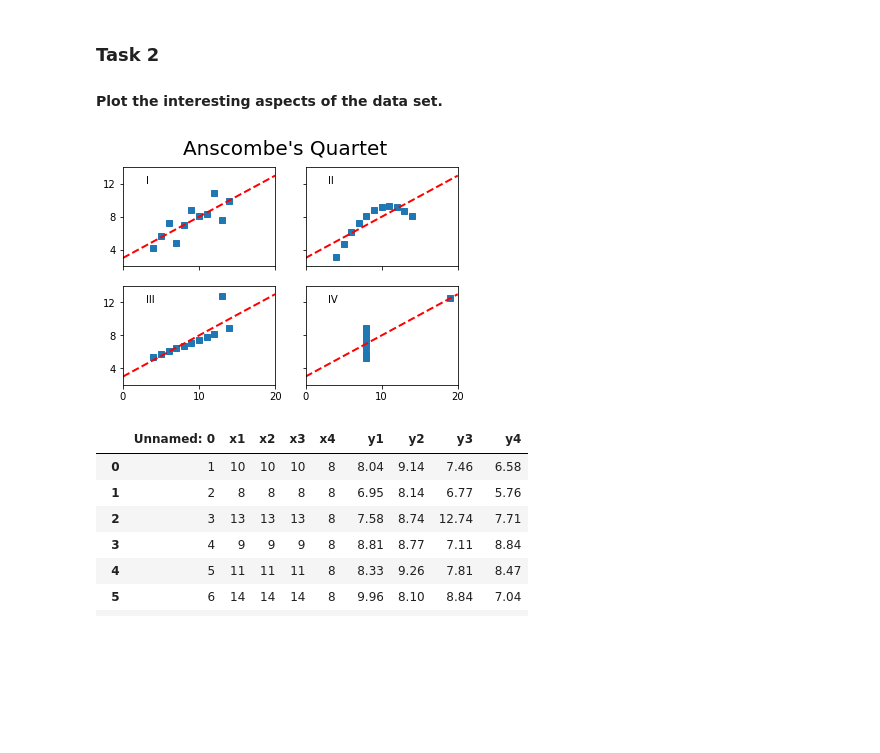
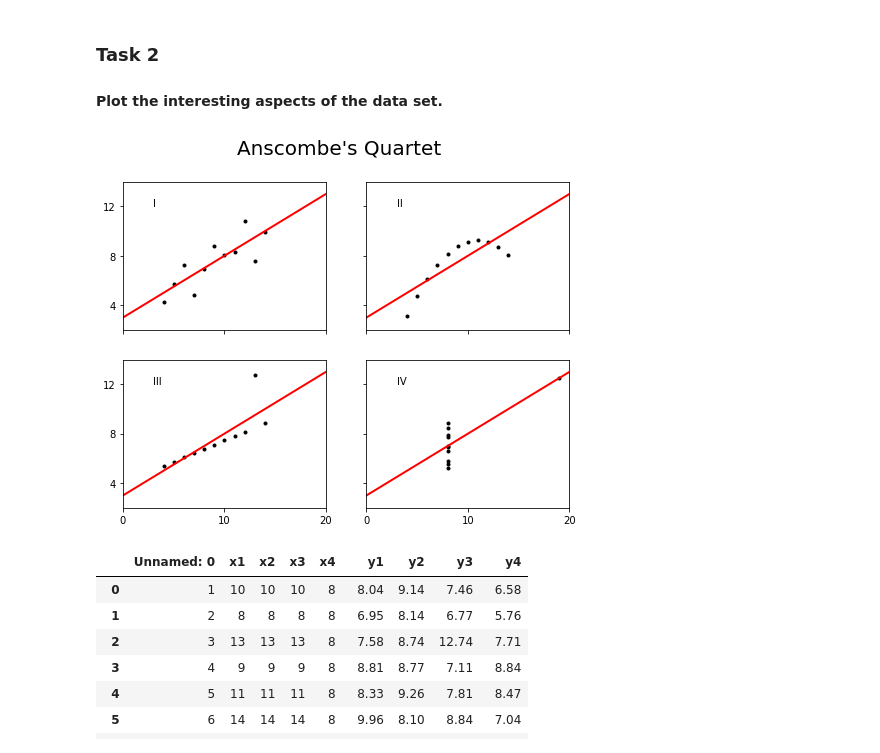
Before and after one commit to SimonMcLain/Fundaments-of-Data-Analysis---Practicals, a Jupyter notebook: Fundamentals-of-Data-Analysis-Practical.ipynb, the cells around one changed output. Saved outputs shown, nothing was run; the diff lists cells and outputs as text; code cells hidden in the pictures; blank space fills up the shorter version.

```diff
--- a/Fundamentals-of-Data-Analysis-Practical.ipynb
+++ b/Fundamentals-of-Data-Analysis-Practical.ipynb
@@ -46,4 +46,6 @@ Advanced mathematical and staticial knowledge is required to reproduce datasets
 import matplotlib.pyplot as plt
 import pandas as pd
 import numpy as np
+# This just sets the default plot size to be bigger.
+plt.rcParams['figure.figsize'] = (8, 6)
 # %%
@@ -60,7 +62,7 @@ y3 = df.loc[:,'y3']
 x4 = df.loc[:,'x4']
 y4 = df.loc[:,'y4']
 # %%
-# define a function to create a linear regession line to fit onto each chart
+# define a function to create a linear regession line to fit onto each chart. Cell In[95] provides the values for this field
 def fit(x):
     return 3 + 0.5 * x
 
@@ -71,41 +73,41 @@ xfit = np.array([np.min(0), np.max(20)])
 # create subplots
 plt.subplot(2, 2, 1)
 # plot the first of the quartets with a fit line
-plt.plot(x1, y1, 's', xfit, fit(xfit), 'r--', lw=2)
+plt.plot(x1, y1, 'k.', xfit, fit(xfit), 'r-', lw=2)
 # set the scale for the axis
 plt.axis([2, 20, 2, 14])
 # label the tick marks axis scale
 plt.setp(plt.gca(), xticklabels=[], yticks=(4, 8, 12), xticks=(0, 10, 20))
 # label the subplot
 plt.text(3, 12, 'I', fontsize=10)
 
 plt.subplot(2, 2, 2)
-plt.plot(x3, y2, 's', xfit, fit(xfit), 'r--', lw=2)
+plt.plot(x3, y2, 'k.', xfit, fit(xfit), 'r-', lw=2)
 plt.axis([2, 20, 2, 14])
 plt.setp(plt.gca(), xticks=(0, 10, 20), xticklabels=[],
          yticks=(4, 8, 12), yticklabels=[], )
 plt.text(3, 12, 'II', fontsize=10)
 
 plt.subplot(2, 2, 3)
-plt.plot(x3, y3, 's', xfit, fit(xfit), 'r--', lw=2)
+plt.plot(x3, y3, 'k.', xfit, fit(xfit), 'r-', lw=2)
 plt.axis([2, 20, 2, 14])
 plt.text(3, 12, 'III', fontsize=10)
 plt.setp(plt.gca(), yticks=(4, 8, 12), xticks=(0, 10, 20))
 
 plt.subplot(2, 2, 4)
-plt.plot(x4, y4, 's', xfit, fit(xfit), 'r--', lw=2)
+plt.plot(x4, y4, 'k.', xfit, fit(xfit), 'r-', lw=2)
 plt.axis([2, 20, 2, 14])
 plt.setp(plt.gca(), yticklabels=[], yticks=(4, 8, 12), xticks=(0, 10, 20))
 plt.text(3, 12, "IV", fontsize=10)
 
 # create an overall label for the charts
 plt.suptitle("Anscombe's Quartet", fontsize=20)
 
 plt.show()
 
 # Based on code adapted from https://matplotlib.org/gallery/specialty_plots/anscombe.html
 # %% [output]
-[figure, old version]
+[figure, new version]
 # %%
 # Display the dataset
 df
```
Also changed, not shown: parts of 10 cells of this notebook, 1 other file.
